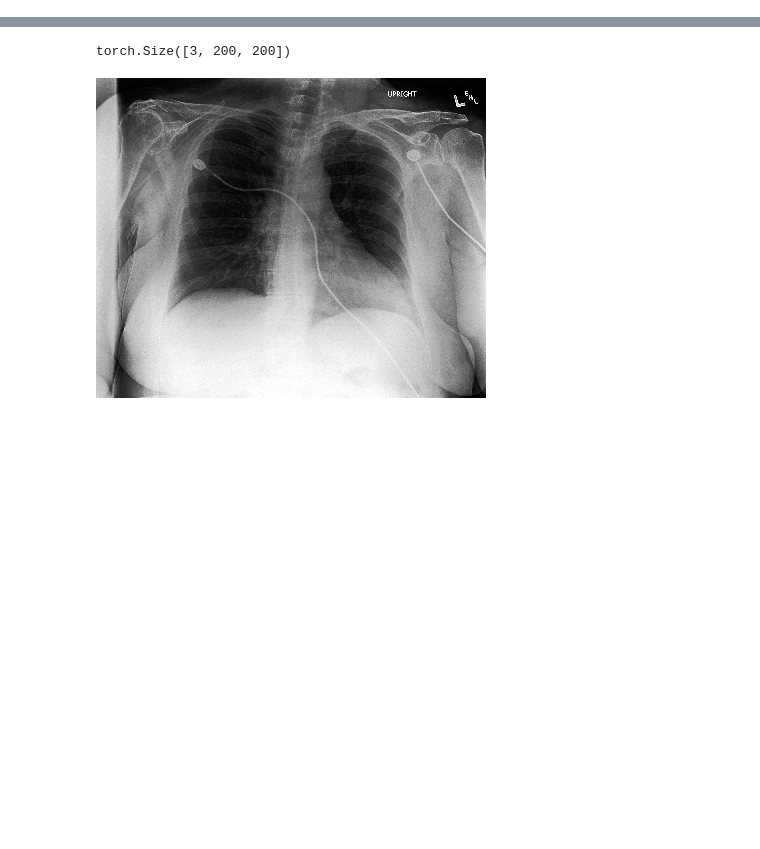
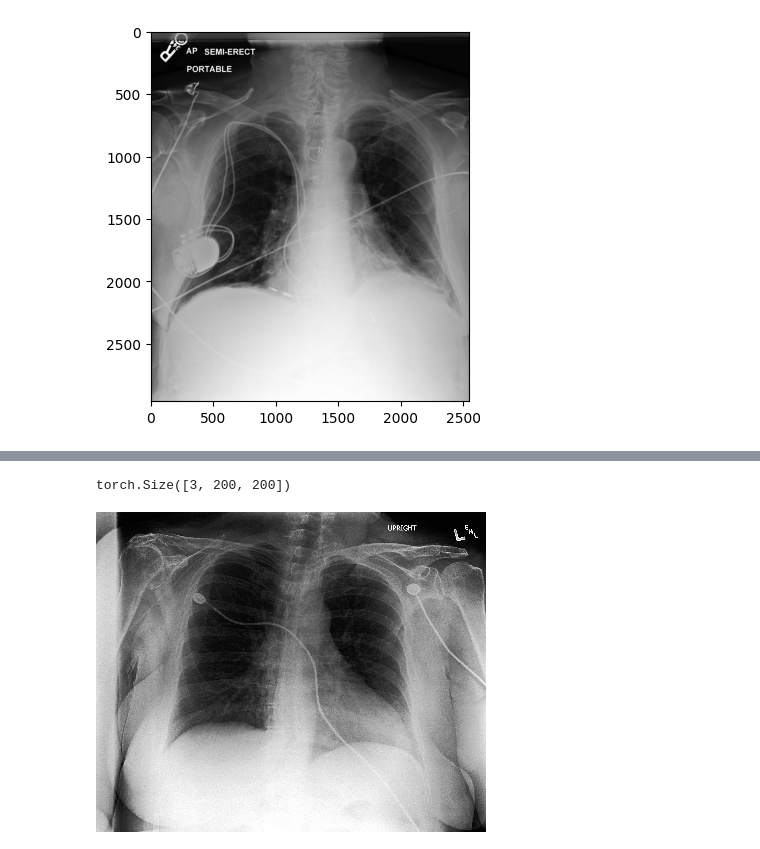
Before and after one commit to dishant24/BVM_Chest_X-Ray_Fair_AI, a Jupyter notebook: main.ipynb, the cells around one changed output, grey strips where cells are left out. Drawn from its saved outputs; the diff is of its cells as text; code cells hidden in the pictures; blank space fills up the shorter version.

Commit message:
Add lung  masking code and clean the code

```diff
--- a/main.ipynb
+++ b/main.ipynb
@@ -7,2 +69,2 @@ from sklearn.model_selection import train_test_split
 # %%
-data = pd.read_csv(r"\\gaia\imageData\deep_learning\output\Sutariya\main\mimic\dataset\train_clean_dataset.csv")
+data = pd.read_csv(r"\\gaia\imageData\deep_learning\output\Sutariya\main\mimic\dataset\testing_clean_dataset.csv")
@@ -8,0 +90,12 @@ data = pd.read_csv(r"\\gaia\imageData\deep_learning\output\Sutariya\main\mimic\d
+# %%
+row = data.iloc[-1]
+path = '//gaia/imageData/public/MIMIC-CXR/physionet.org/files/mimic-cxr-jpg/2.1.0/'+ str(row['file_path'])
+image = Image.open(path).convert('L')
+plt.imshow(image,cmap='gray')
+plt.show()
+left_rle = row['Left Lung']
+right_rle = row['Right Lung']
+masker = ApplyLungMask(left_rle, right_rle, margin_radius=50)
+image = masker(image)
+# %% [output]
+[figure, added]
```
Also changed, not shown: parts of 47 cells of this notebook, 10 other files.
